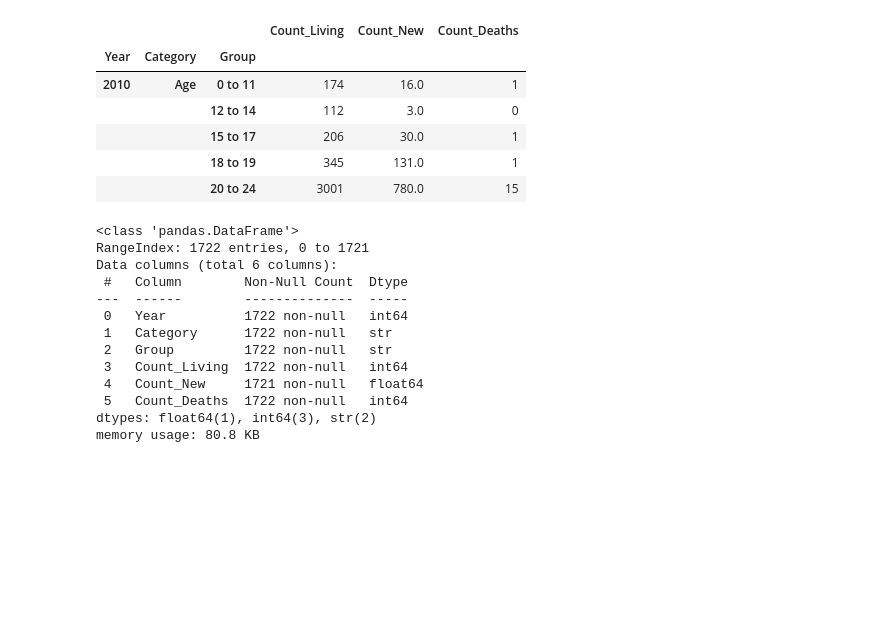
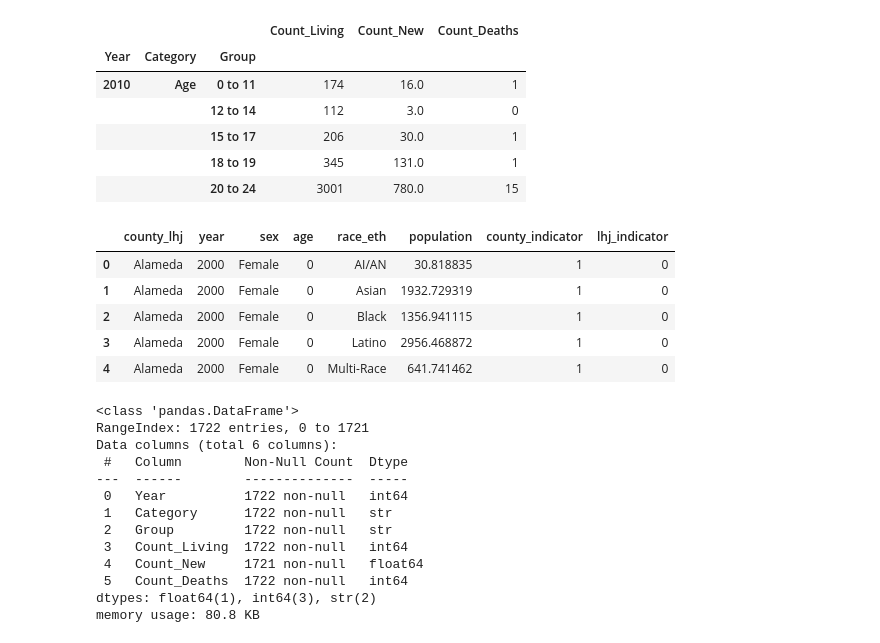
Before and after one commit to gaayathrimathuria/DS2023-Project2-HIVAIDS, a Jupyter notebook: Project2.ipynb, the cells around one changed output. Drawn from its saved outputs; the diff is of its cells as text; code cells hidden in the pictures; blank space fills up the shorter version.

```diff
--- a/Project2.ipynb
+++ b/Project2.ipynb
@@ -51,6 +51,18 @@ hiv_aids.head()
 |  |  | 15 to 17 | 206 | 30.0 | 1 |
 |  |  | 18 to 19 | 345 | 131.0 | 1 |
 |  |  | 20 to 24 | 3001 | 780.0 | 15 |
+# %%
+pop_data_url = 'https://virginia.box.com/shared/static/k8m08mo65opxkqtzr4cy3btbyk8dkvmt.csv'
+pop = pd.read_csv(pop_data_url)
+
+pop.head()
+# %% [output]
+|  | county_lhj | year | sex | age | race_eth | population | county_indicator | lhj_indicator |
+| 0 | Alameda | 2000 | Female | 0 | AI/AN | 30.818835 | 1 | 0 |
+| 1 | Alameda | 2000 | Female | 0 | Asian | 1932.729319 | 1 | 0 |
+| 2 | Alameda | 2000 | Female | 0 | Black | 1356.941115 | 1 | 0 |
+| 3 | Alameda | 2000 | Female | 0 | Latino | 2956.468872 | 1 | 0 |
+| 4 | Alameda | 2000 | Female | 0 | Multi-Race | 641.741462 | 1 | 0 |
 # %%
 #back to regular columns so the keys are available for plotting and grouping
 hiv_aids = hiv_aids.reset_index()
```
Also changed, not shown: parts of 2 cells of this notebook, 2 other files.
